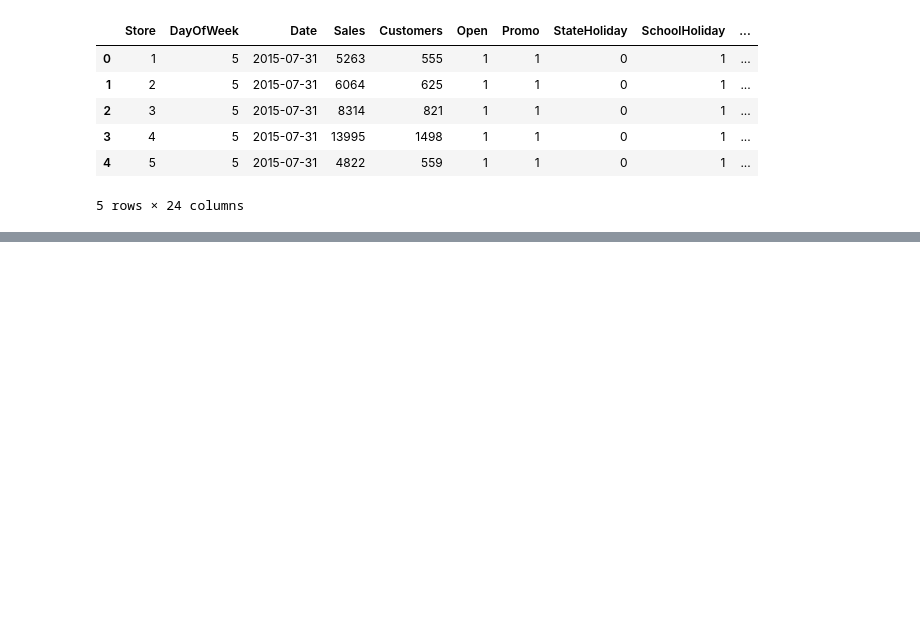
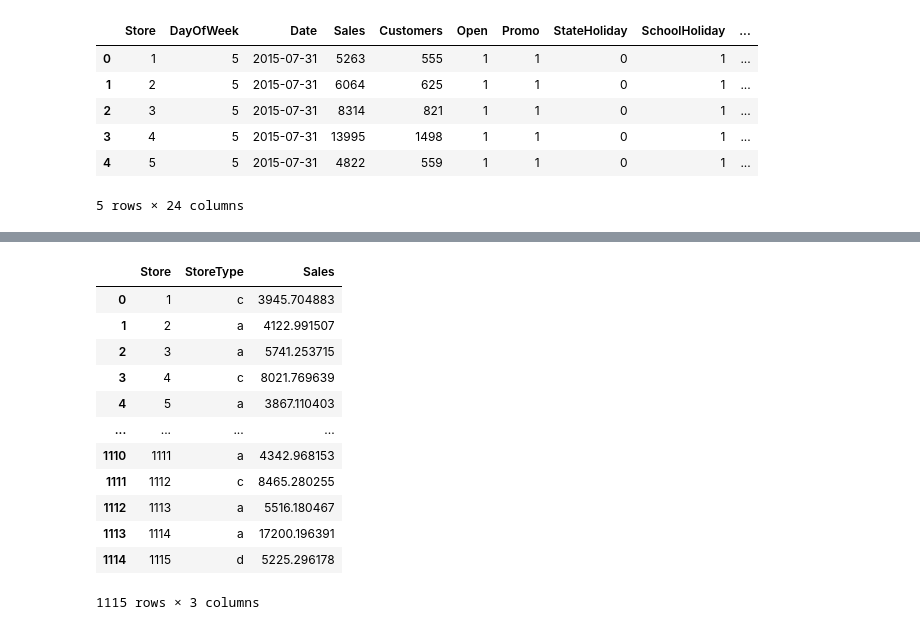
Before and after one commit to divyabudale/Store_Sales, a Jupyter notebook: Store_Sales_Analytics.ipynb, the cells around one changed output, grey strips where cells are left out. Saved outputs shown, nothing was run; the diff lists cells and outputs as text; code cells hidden in the pictures; blank space fills up the shorter version.

```diff
--- a/Store_Sales_Analytics.ipynb
+++ b/Store_Sales_Analytics.ipynb
@@ -206,0 +216,17 @@ df.head()
+# %%
+store_insights = df[['Store','StoreType','Sales']].groupby(['Store','StoreType']).agg({'Sales':'mean'}).reset_index()
+store_insights
+# %% [output]
+|  | Store | StoreType | Sales |
+| 0 | 1 | c | 3945.704883 |
+| 1 | 2 | a | 4122.991507 |
+| 2 | 3 | a | 5741.253715 |
+| 3 | 4 | c | 8021.769639 |
+| 4 | 5 | a | 3867.110403 |
+| ... | ... | ... | ... |
+| 1110 | 1111 | a | 4342.968153 |
+| 1111 | 1112 | c | 8465.280255 |
+| 1112 | 1113 | a | 5516.180467 |
+| 1113 | 1114 | a | 17200.196391 |
+| 1114 | 1115 | d | 5225.296178 |
+1115 rows × 3 columns
```
Also changed, not shown: parts of 3 cells of this notebook.
